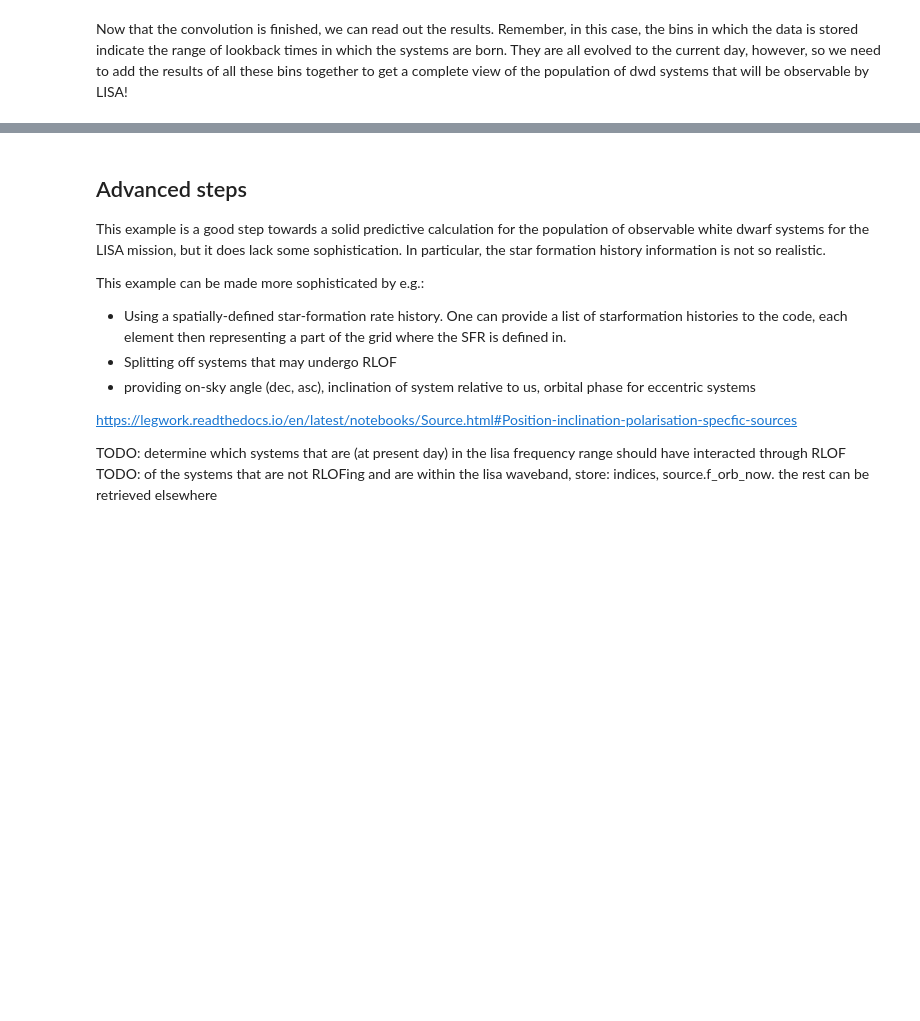
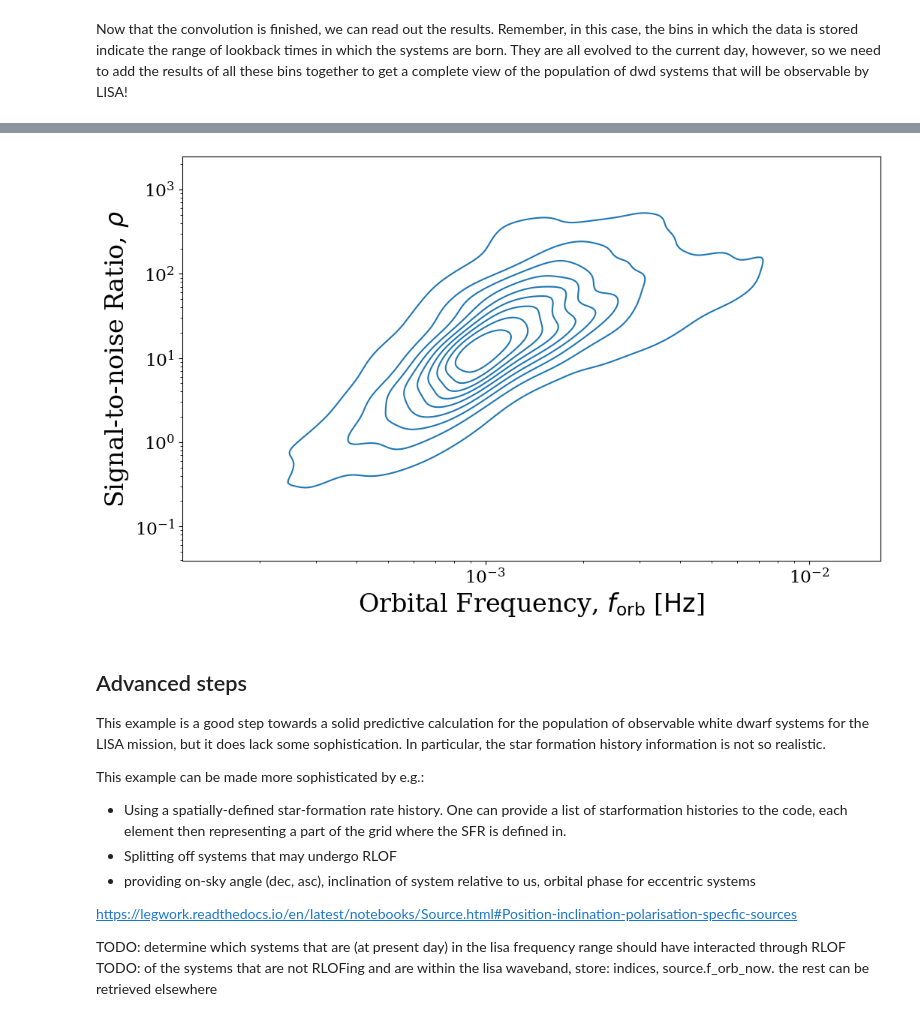
Before and after one commit to FloorBroekgaarden/growl-syntheticstellarpopconvolve, a Jupyter notebook: examples/notebook_example_LISA_UCB.ipynb, the cells around one changed output, grey strips where cells are left out. Cells and saved outputs as stored; diff of their text form; code cells hidden in the pictures; blank space fills up the shorter version.

Commit message:
adding readout of the data of detectable LISA sources

```diff
--- a/examples/notebook_example_LISA_UCB.ipynb
+++ b/examples/notebook_example_LISA_UCB.ipynb
@@ -100,7 +87,7 @@ del example_usecase_UCB_events_data
 Lets now set up some form of star formation rate for the Milkyway. There are many estimates and descriptions of increasing complexity, but for simplicity lets take a constant star formation that within 10Gyr will have formed a mass equivalent to the stellar mass of the Milky way. We will ignore metallicity here.
 # %%
 sfr_dict = {}
-scale = 1e-2
+scale = 1e-1
 
 # Set up the lookback time bins
 if FULL_VERSION:
@@ -113,6 +100,7 @@ sfr_dict["starformation_rate_array"] = (6 * u.Msun / u.yr) *  np.ones(sfr_dict["
 
 if not FULL_VERSION:
     sfr_dict["starformation_rate_array"] *= scale
+sfr_dict["starformation_rate_array"] *= scale
 # %% [markdown]
 With the starformation information now configured, we can design the actual machinery of this calculation: the post-convolution step.
 
@@ -140,7 +128,7 @@ bound_sample_distances_interpolated = functools.partial(
 )
 
 def post_convolution_function(
-    config, sfr_dict, data_dict, convolution_results, convolution_instruction
+    config, sfr_dict, data_dict, time_bin_info_dict, convolution_results, convolution_instruction
 ):
     """
     Post-convolution function to handle integrating the systems forward in time and finding those that end up in the LISA waveband.
@@ -232,7 +220,6 @@ def post_convolution_function(
     # sample distances and add those to the result dict
     start_dist = time.time()
     dist = sample_distances_interpolated(NBin=len(local_indices_unmerged_systems_in_waveband), Hr=Hr, inverse_cdf=inverse_cdf)
-    # convolution_results["dists"] = dist
     stop_dist = time.time()
 
     #######
@@ -241,7 +228,7 @@ def post_convolution_function(
         m_1=m_1[local_indices_unmerged_systems_in_waveband],
         m_2=m_2[local_indices_unmerged_systems_in_waveband],
         ecc=eccentricity[local_indices_unmerged_systems_in_waveband],
-        f_orb=f_orb_i[local_indices_unmerged_systems_in_waveband],
+        f_orb=f_orb_now[local_indices_unmerged_systems_in_waveband],
         dist=dist,
         interpolate_g=len(local_indices_unmerged_systems_in_waveband) > 1000,
     )
@@ -251,7 +238,7 @@ def post_convolution_function(
 
     combined_mask[local_indices_unmerged_systems_in_waveband] = combined_mask[local_indices_unmerged_systems_in_waveband] * detectability_mask
     config["logger"].critical(
-        f"Of the total of {len(local_indices_unmerged_systems_in_waveband)} unmerged systems in the lisa waveband {np.count_nonzero(detectability_mask)} have a signal to noise (SNR) ratio of above 7 in an observation period of 4 years"
+        f"time-bin {time_bin_info_dict['bin_number']}: Of the total of {len(local_indices_unmerged_systems_in_waveband)} unmerged systems in the lisa waveband {np.count_nonzero(detectability_mask)} have a signal to noise (SNR) ratio of above 7 in an observation period of 4 years"
     )
 
     ##############
@@ -280,6 +267,9 @@ def post_convolution_function(
         new_indices=masked_local_indices,
     )
 
+    convolution_results['dist'] = dist
+    convolution_results['snr'] = snr
+
     return convolution_results
 # %% [markdown]
 Lastly, we set up the `convolution_config`, which binds everything together. Most of this is similar to other scripts, but here we use a different kind of convolution, namely convolution by sampling. Information about this type of sampling is available **here TODO: link**
@@ -395,6 +363,13 @@ KeyboardInterrupt
 # %% [markdown]
 Now that the convolution is finished, we can read out the results. Remember, in this case, the bins in which the data is stored indicate the range of lookback times in which the systems are born. They are all evolved to the current day, however, so we need to add the results of all these bins together to get a complete view of the population of dwd systems that will be observable by LISA!
 # %%
+import legwork.strain as strain
+
+total_forb_array = np.array([])
+total_ecc_array = np.array([])
+total_m1_array = np.array([])
+total_m2_array = np.array([])
+total_dist_array = np.array([])
 
 
 # read out content and integrate until today
@@ -417,11 +392,9 @@ with h5py.File(convolution_config["output_filename"], "r") as output_hdf5_file:
         #
         time_bin_group_key = f"{group_key}/{formation_time_bin_key}"
 
-        # formation_time_bin_key = "3500000000.0 yr"
-        print("=================================")
-        print(f"formation_time_bin_key: {formation_time_bin_key}")
-        print("=================================")
-
+        # print("=================================")
+        # print(f"formation_time_bin_key: {formation_time_bin_key}")
+        # print("=================================")
 
         #####
         # convert units
@@ -432,37 +405,41 @@ with h5py.File(convolution_config["output_filename"], "r") as output_hdf5_file:
         )
         unit_dict = {key: u.Unit(val) for key, val in unit_dict.items()}
 
-        print(unit_dict)
+        # print(unit_dict)
 
         ###########
         # Read out data
-        convolution_results = output_hdf5_file[time_bin_group_key].keys()
+        convolution_results_keys = output_hdf5_file[time_bin_group_key].keys()
+        # print(convolution_results_keys)
 
-
-
+        #
         eccentricity = output_hdf5_file[f'{time_bin_group_key}/eccentricity'][()]
         f_orb_now = output_hdf5_file[f'{time_bin_group_key}/f_orb_now'][()] * unit_dict['f_orb_now']
         mass1 = output_hdf5_file[f'{time_bin_group_key}/mass1'][()] * u.Msun
         mass2 = output_hdf5_file[f'{time_bin_group_key}/mass2'][()] * u.Msun
-        dists = output_hdf5_file[f'{time_bin_group_key}/dists'][()] * unit_dict['dists']
-        print(f_orb_now)
-        # #########
-        # # TODO: this can be done in the post-convolution step itself
-        # # Set up sources In Legwork
-        sources = lw.source.Source(
-            m_1=mass1,
-            m_2=mass2,
-            ecc=eccentricity,
-            f_orb=f_orb_now,
-            dist=dists,
-            interpolate_g=True,
-        )
+        dist = output_hdf5_file[f'{time_bin_group_key}/dist'][()] * u.kpc
 
-        # calculate the SNR
-        snr = sources.get_snr(verbose=True)
-        print(snr)
+        #
+        total_forb_array = np.concatenate([total_forb_array, f_orb_now])
+        total_ecc_array = np.concatenate([total_ecc_array, eccentricity])
+        total_m1_array = np.concatenate([total_m1_array, mass1])
+        total_m2_array = np.concatenate([total_m2_array, mass2])
+        total_dist_array = np.concatenate([total_dist_array, dist])
 
-        # # mask detectable binaries
-        # detectable = snr > 7
 
-        # print(detectable)
+print("Found a total number of {} detectable systems".format(len(total_forb_array)))
+
+#######
+# Set up the sources again
+sources = lw.source.Source(
+    m_1=total_m1_array,
+    m_2=total_m2_array,
+    ecc=total_ecc_array,
+    f_orb=total_forb_array,
+    dist=total_dist_array,
+    interpolate_g=True,
+)
+snr = sources.get_snr(verbose=True)
+print(len(snr[snr>7]))
+fig, ax = sources.plot_source_variables(xstr="f_orb", ystr="snr", disttype="kde", log_scale=(True, True))
+# %% [output]
@@ -469,3 +452,4 @@ with h5py.File(convolution_config["output_filename"], "r") as output_hdf5_file:
+[figure, added]
 # %%
 import astropy.units as u
 import legwork as lw
```
Also changed, not shown: parts of 5 cells of this notebook.
